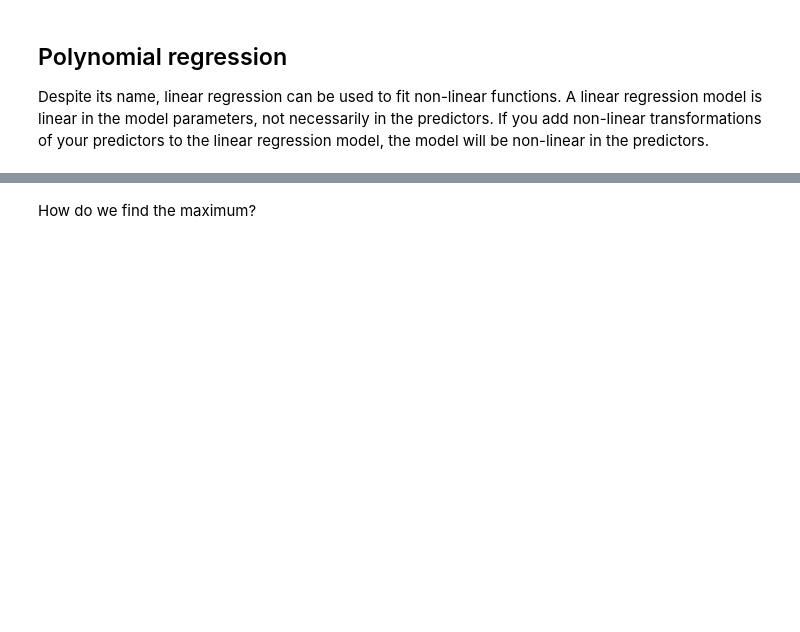
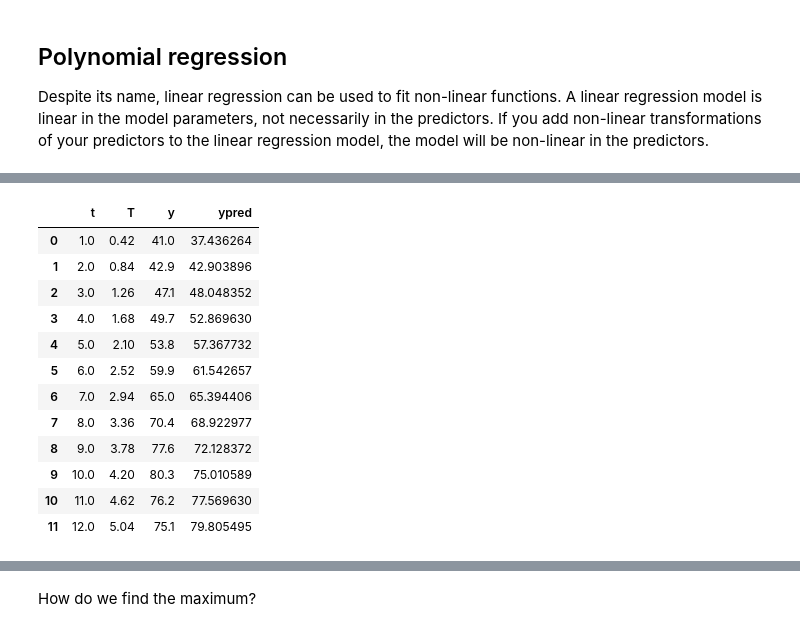
Before and after one commit to peterbmob/DHMVADoE, a Jupyter notebook: Excercises/rms-opt.ipynb, the cells around one changed output, grey strips where cells are left out. Cells and saved outputs as stored; diff of their text form; code cells hidden in the pictures; blank space fills up the shorter version.

```diff
--- a/Excercises/rms-opt.ipynb
+++ b/Excercises/rms-opt.ipynb
@@ -201,0 +346,30 @@ print(res2.summary())
+# %%
+Origin = [0,0]
+delta= [1.0,0.42]
+y=[41.0,42.9,47.1,49.7,53.8,59.9,65.0,70.4,77.6,80.3,76.2,75.1]
+
+march=[]
+for i in range(0,len(y)):
+    march.append((Origin[0]+(i+1)*delta[0],Origin[1]+(i+1)*delta[1]))
+
+March=pd.DataFrame(march,columns=['t', 'T'])
+ypred=res2.predict(March)
+
+March['y']=y
+March['ypred']=ypred
+
+March
+# %% [output]
+|  | t | T | y | ypred |
+| 0 | 1.0 | 0.42 | 41.0 | 37.436264 |
+| 1 | 2.0 | 0.84 | 42.9 | 42.903896 |
+| 2 | 3.0 | 1.26 | 47.1 | 48.048352 |
+| 3 | 4.0 | 1.68 | 49.7 | 52.869630 |
+| 4 | 5.0 | 2.10 | 53.8 | 57.367732 |
+| 5 | 6.0 | 2.52 | 59.9 | 61.542657 |
+| 6 | 7.0 | 2.94 | 65.0 | 65.394406 |
+| 7 | 8.0 | 3.36 | 70.4 | 68.922977 |
+| 8 | 9.0 | 3.78 | 77.6 | 72.128372 |
+| 9 | 10.0 | 4.20 | 80.3 | 75.010589 |
+| 10 | 11.0 | 4.62 | 76.2 | 77.569630 |
+| 11 | 12.0 | 5.04 | 75.1 | 79.805495 |
```
Also changed, not shown: parts of 15 cells of this notebook.
